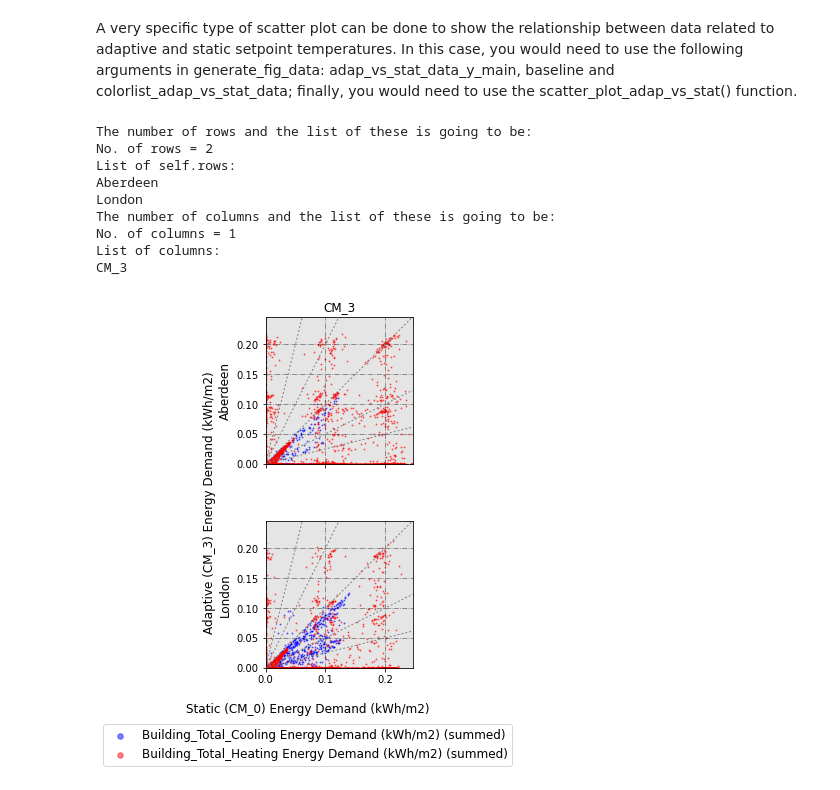
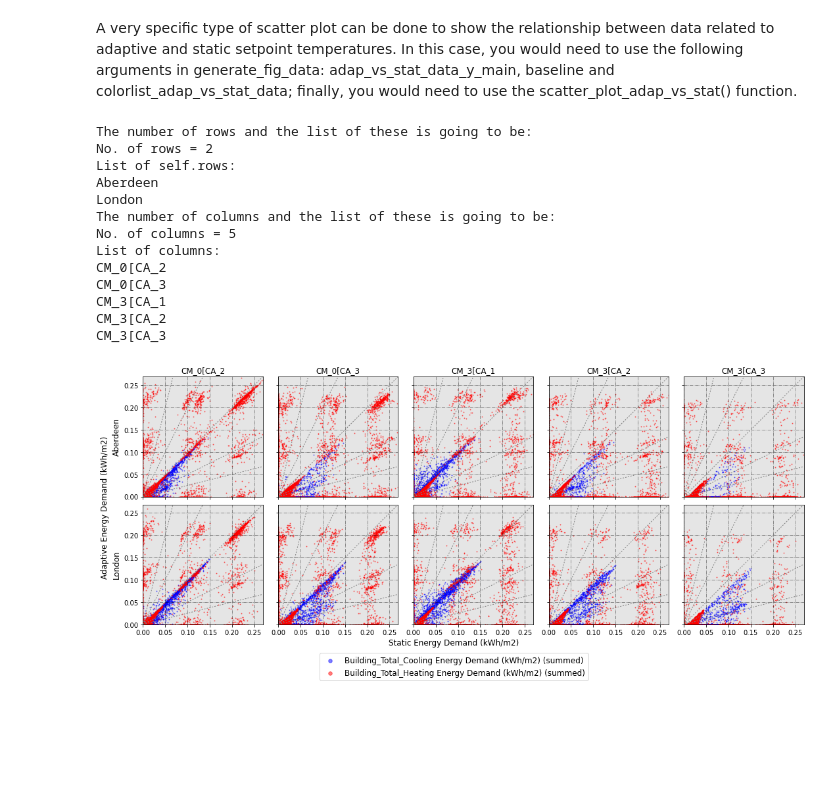
Before and after one commit to dsanchez-garcia/accim, a Jupyter notebook: docs/jupyter_notebooks/Table/using_Table.ipynb, the cells around one changed output. Cells and saved outputs as stored; diff of their text form; code cells hidden in the pictures; blank space fills up the shorter version.

```diff
--- a/docs/jupyter_notebooks/Table/using_Table.ipynb
+++ b/docs/jupyter_notebooks/Table/using_Table.ipynb
@@ -268,33 +311,37 @@ A very specific type of scatter plot can be done to show the relationship betwee
 # %%
 dataset_hourly.generate_fig_data(
     vars_to_gather_rows=['EPW_City_or_subcountry'], #you can enter multiple variables, for example: ['EPW_City_or_subcountry', 'EPW_Scenario-Year']
-    vars_to_gather_cols=['ComfMod'], #you can enter multiple variables, for example: ['ComfStand', 'ComfMod']
+    vars_to_gather_cols=['ComfMod', 'Category'], #you can enter multiple variables
     adap_vs_stat_data_y_main=[ # in this case, you only need to specify a list which includes the data columns you want to plot
         'Building_Total_Cooling Energy Demand (kWh/m2) (summed)',
         'Building_Total_Heating Energy Demand (kWh/m2) (summed)',
     ],
-    baseline='CM_0', # the baseline needs to be in vars_to_gather_cols, and it's going to be shown on x axis. Given the variables we have simulated, you can choose between 'CM_0' and 'CM_3'. If multiple variables were specified in vars_to_gather_cols, the names should be joined with '[', for example: 'CS_INT EN1798[CM_0'
+    baseline='CM_0[CA_1', # the baseline needs to be in vars_to_gather_cols, and it's going to be shown on x axis. Given the variables we have simulated, you can choose between 'CM_0[CA_1', 'CM_0[CA_2', 'CM_0[CA_3', 'CM_3[CA_1', 'CM_3[CA_2' and 'CM_3[CA_3'
     colorlist_adap_vs_stat_data=[
         'b',
         'r',
     ]
 )
 
 dataset_hourly.scatter_plot_adap_vs_stat(
-    supxlabel='Static (CM_0) Energy Demand (kWh/m2)',
-    supylabel='Adaptive (CM_3) Energy Demand (kWh/m2)',
+    supxlabel='Static Energy Demand (kWh/m2)',
+    supylabel='Adaptive Energy Demand (kWh/m2)',
     figname='WIP_scatterplot_adap_vs_stat',
     figsize=3,
     confirm_graph=True
 )
 # %% [output]
 The number of rows and the list of these is going to be:
 No. of rows = 2
 List of self.rows:
 Aberdeen
 London
 The number of columns and the list of these is going to be:
-No. of columns = 1
+No. of columns = 5
 List of columns:
-CM_3
+CM_0[CA_2
+CM_0[CA_3
+CM_3[CA_1
+CM_3[CA_2
+CM_3[CA_3
-[figure, old version]
+[figure, new version]
```
Also changed, not shown: parts of 13 cells of this notebook, 25 other files.
